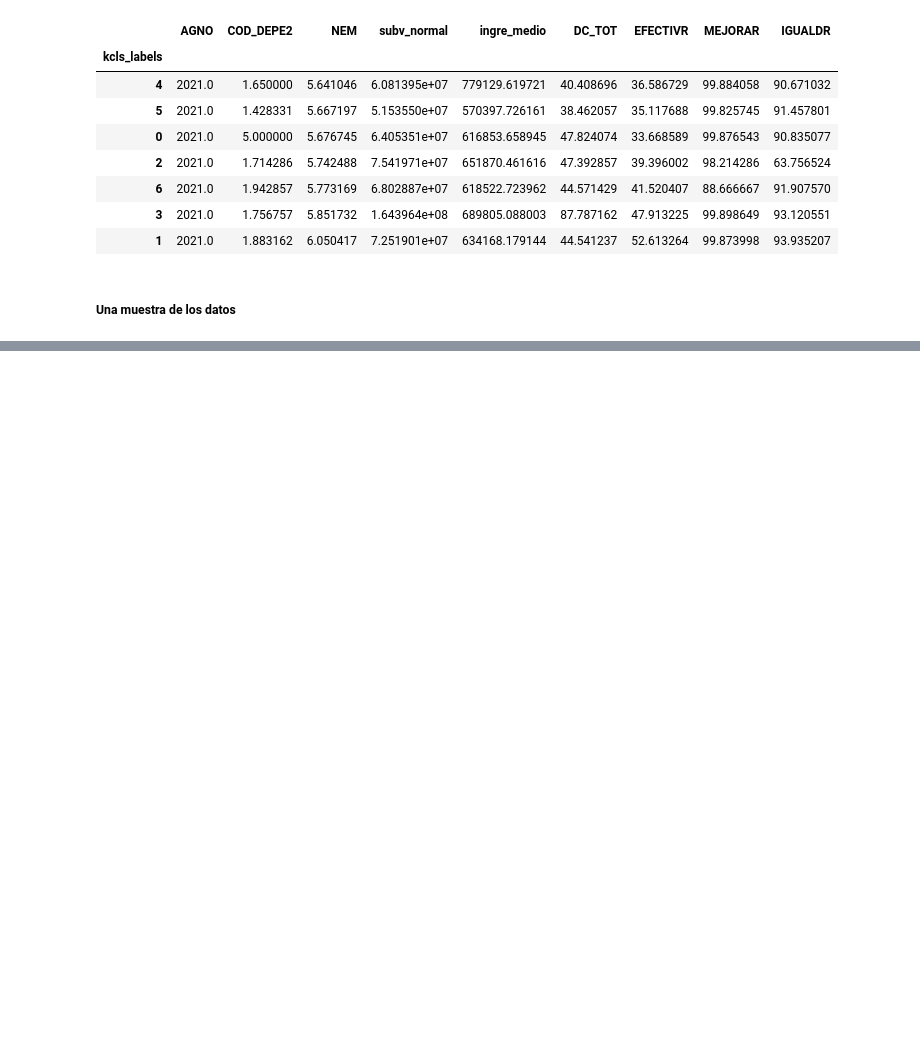
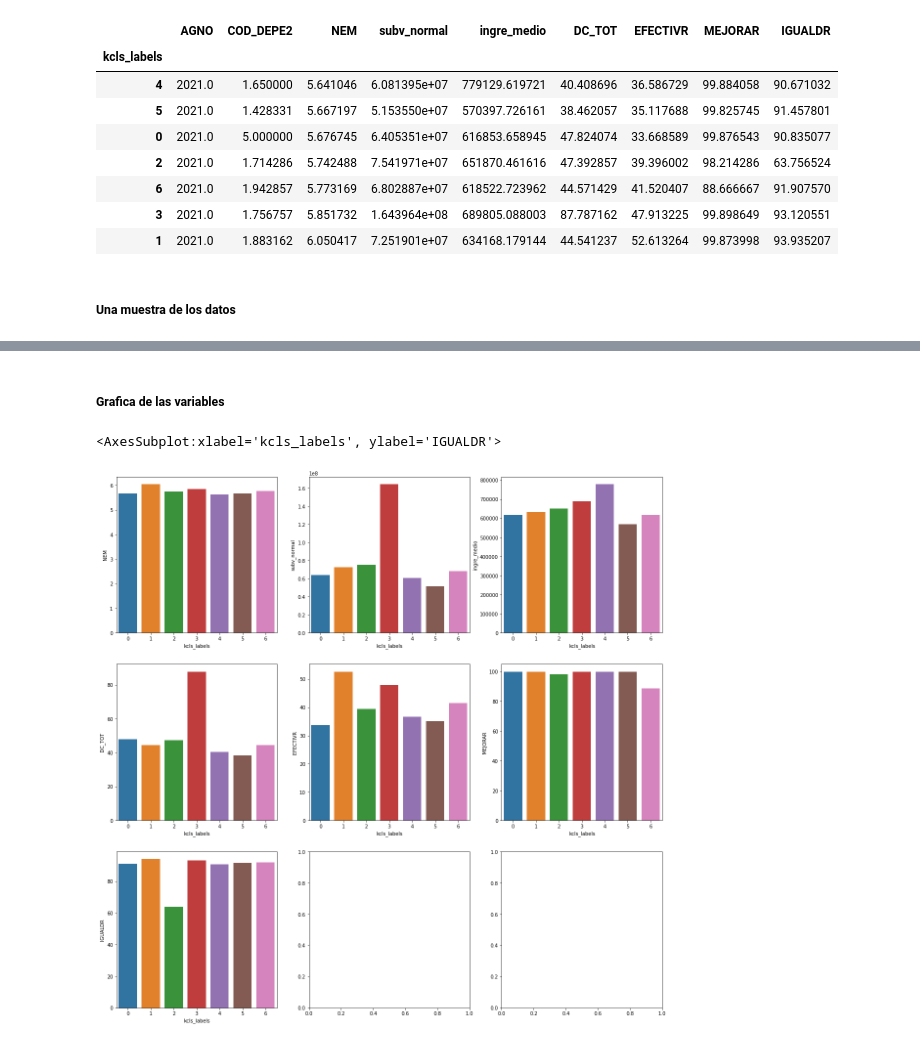
Before and after one commit to dvictorerol/proyecto-data-science, a Jupyter notebook: Nem, promedios/Datos nem, promedios.ipynb, the cells around one changed output, grey strips where cells are left out. Drawn from its saved outputs; the diff is of its cells as text; code cells hidden in the pictures; blank space fills up the shorter version.

Commit message:
Visualizacion datos del cluster

```diff
--- a/Nem, promedios/Datos nem, promedios.ipynb
+++ b/Nem, promedios/Datos nem, promedios.ipynb
@@ -403,6 +403,6 @@ Text(0.5, 1.0, 'Grafica de distribución de escuelas en Chile')
 # %%
-values = datos_compacto_2021.groupby(by = "kcls_labels").mean().sort_values(by="NEM")
-datos_compacto_2021.groupby(by = "kcls_labels").mean().sort_values(by="NEM")[["AGNO", "COD_DEPE2", "NEM", "subv_normal", "ingre_medio", "DC_TOT", "EFECTIVR", "MEJORAR", "IGUALDR"]]
+values = datos_compacto_2021.groupby(by = "kcls_labels").mean().sort_values(by="NEM")[["AGNO", "COD_DEPE2", "NEM", "subv_normal", "ingre_medio", "DC_TOT", "EFECTIVR", "MEJORAR", "IGUALDR"]]
+values
 # %% [output]
 |  | AGNO | COD_DEPE2 | NEM | subv_normal | ingre_medio | DC_TOT | EFECTIVR | MEJORAR | IGUALDR |
 | kcls_labels |  |  |  |  |  |  |  |  |  |
@@ -413,8 +413,8 @@ datos_compacto_2021.groupby(by = "kcls_labels").mean().sort_values(by="NEM")[["A
 | 6 | 2021.0 | 1.942857 | 5.773169 | 6.802887e+07 | 618522.723962 | 44.571429 | 41.520407 | 88.666667 | 91.907570 |
 | 3 | 2021.0 | 1.756757 | 5.851732 | 1.643964e+08 | 689805.088003 | 87.787162 | 47.913225 | 99.898649 | 93.120551 |
 | 1 | 2021.0 | 1.883162 | 6.050417 | 7.251901e+07 | 634168.179144 | 44.541237 | 52.613264 | 99.873998 | 93.935207 |
-# %% [markdown]
-##### Una muestra de los datos
+# %% [markdown]
+##### Una muestra de los datos
 # %%
 datos_compacto_2021.head()
 # %% [output]
@@ -424,3 +424,20 @@ datos_compacto_2021.head()
 | 2 | 2021 | 5 | JOVINA NARANJO FERNANDEZ | 15 | 151 | 15101 | ARICA | 5 | 6.240480 | ... |
 | 3 | 2021 | 7 | L. POLI. ANTONIO VARAS DE LA BARRA | 15 | 151 | 15101 | ARICA | 5 | 5.617087 | ... |
 | 4 | 2021 | 8 | COLEGIO INTEGRADO EDUARDO FREI MO... | 15 | 151 | 15101 | ARICA | 5 | 5.612941 | ... |
+# %% [markdown]
+##### Grafica de las variables
+# %%
+values = values.reset_index()
+# %%
+fig, axes=plt.subplots(3,3,figsize=(20,20))
+
+sns.barplot(data=values,y='NEM',x='kcls_labels',ax=axes[0, 0])
+sns.barplot(data=values,y='subv_normal',x='kcls_labels',ax=axes[0, 1])
+sns.barplot(data=values,y='ingre_medio',x='kcls_labels',ax=axes[0, 2])
+sns.barplot(data=values,y='DC_TOT',x='kcls_labels',ax=axes[1, 0])
+sns.barplot(data=values,y='EFECTIVR',x='kcls_labels',ax=axes[1, 1])
+sns.barplot(data=values,y='MEJORAR',x='kcls_labels',ax=axes[1, 2])
+sns.barplot(data=values,y='IGUALDR',x='kcls_labels',ax=axes[2, 0])
+# %% [output]
+<AxesSubplot:xlabel='kcls_labels', ylabel='IGUALDR'>
+[figure, added]
```
Also changed, not shown: parts of 25 cells of this notebook.
